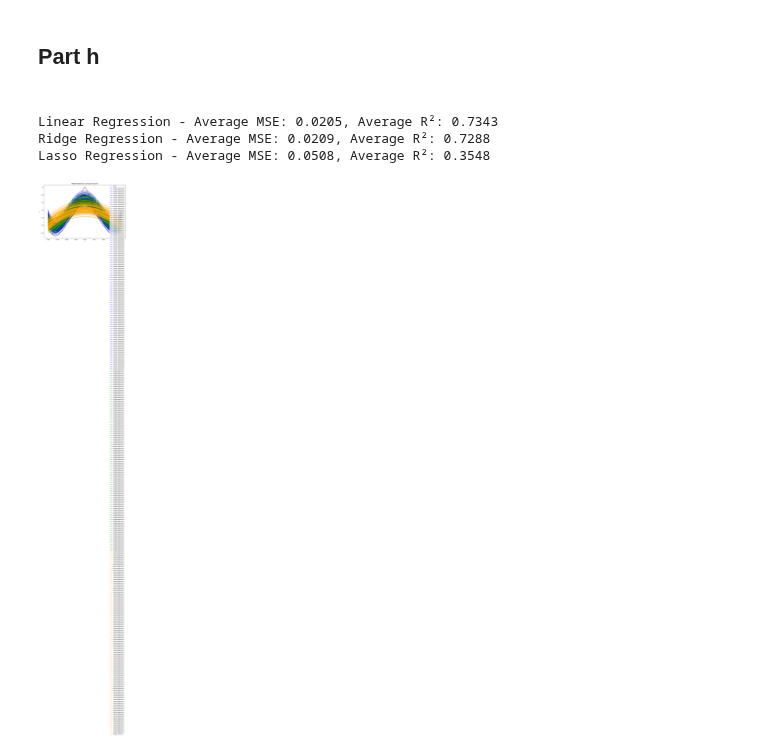
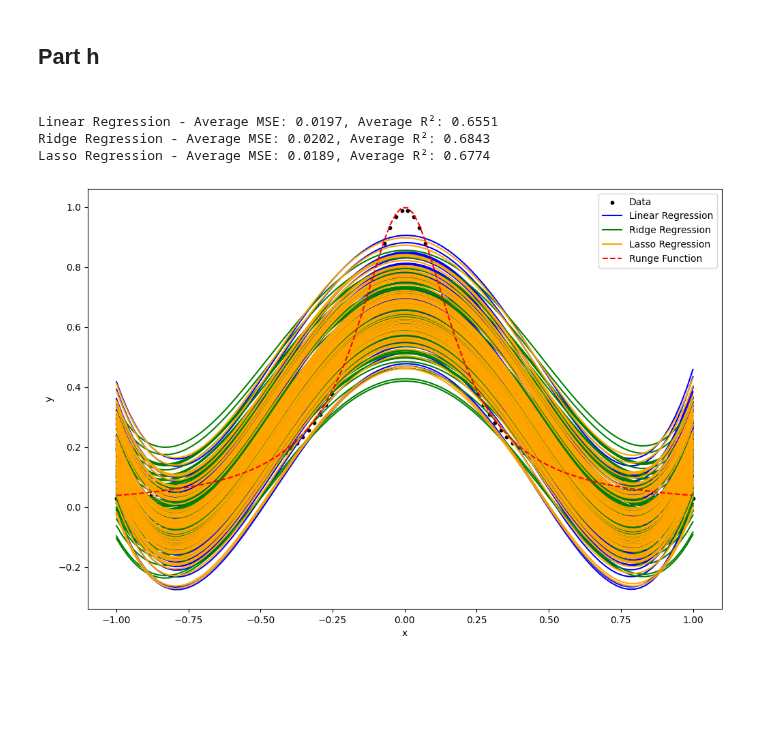
Before and after one commit to johtj/data_analysis_ml_projects, a Jupyter notebook: PART.H.ipynb, the cells around one changed output. Saved outputs shown, nothing was run; the diff lists cells and outputs as text; code cells hidden in the pictures; blank space fills up the shorter version.

```diff
--- a/PART.H.ipynb
+++ b/PART.H.ipynb
@@ -262,12 +262,12 @@ X_scaled = scaler.fit_transform(X_poly)
 
 # set up k-fold cross-validation
 
-k = 3
+k = 5
 kf = KFold(n_splits=k, shuffle=True, random_state=2025)
 models = {
     'Linear Regression': LinearRegression(),
     'Ridge Regression': Ridge(alpha=1.0),
-    'Lasso Regression': Lasso(alpha=0.1)
+    'Lasso Regression': Lasso(alpha=0.001)
 }
 results = {name: {'mse': [], 'r2': []} for name in models.keys()}
 
@@ -286,35 +286,37 @@ for train_index, test_index in kf.split(X_scaled):
 
 # print results
 for name, metrics in results.items():
     avg_mse = np.mean(metrics['mse'])
     avg_r2 = np.mean(metrics['r2'])
     print(f"{name} - Average MSE: {avg_mse:.4f}, Average R²: {avg_r2:.4f}")
 # plot results with fixed colors for each model and data
 colors = {
     'Linear Regression': 'blue',
     'Ridge Regression': 'green',
     'Lasso Regression': 'orange',
     'Runge Function': 'red',
     'Data': 'black'
 }
 
 x_plot = np.linspace(-1, 1, 100).reshape(-1, 1)
 X_plot_poly = poly.transform(x_plot)
 X_plot_scaled = scaler.transform(X_plot_poly)
 
 plt.figure(figsize=(12, 8))
 plt.scatter(x, y if y.ndim == 1 else y[:, 0], color=colors['Data'], label='Data', s=10)
 for name, model in models.items():
     y_plot = model.predict(X_plot_scaled)
     plt.plot(x_plot, y_plot, label=name, color=colors[name])
 plt.plot(x_plot, runge_function(x_plot), label='Runge Function', linestyle='--', color=colors['Runge Function'])
 plt.title('Model Predictions vs Runge Function')
-plt.legend()
+handles, labels = plt.gca().get_legend_handles_labels()
+by_label = dict(zip(labels, handles))
+plt.legend(by_label.values(), by_label.keys())
 plt.xlabel('x')
 plt.ylabel('y')
 plt.show()
 # %% [output]
-Linear Regression - Average MSE: 0.0205, Average R²: 0.7343
-Ridge Regression - Average MSE: 0.0209, Average R²: 0.7288
-Lasso Regression - Average MSE: 0.0508, Average R²: 0.3548
+Linear Regression - Average MSE: 0.0197, Average R²: 0.6551
+Ridge Regression - Average MSE: 0.0202, Average R²: 0.6843
+Lasso Regression - Average MSE: 0.0189, Average R²: 0.6774
-[figure, old version]
+[figure, new version]
```
Also changed, not shown: parts of 1 cell of this notebook.
